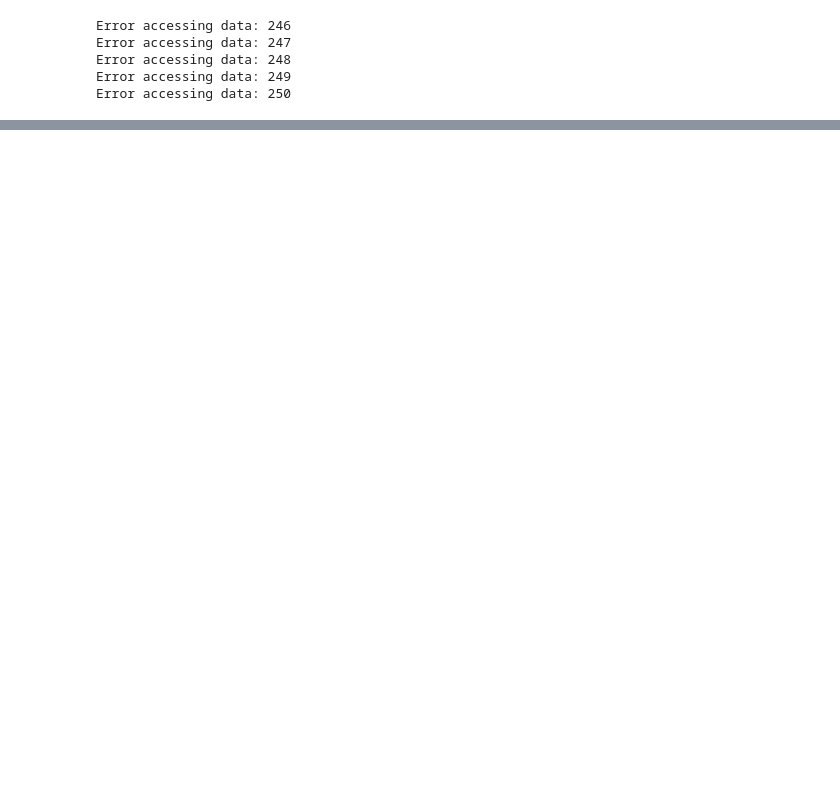
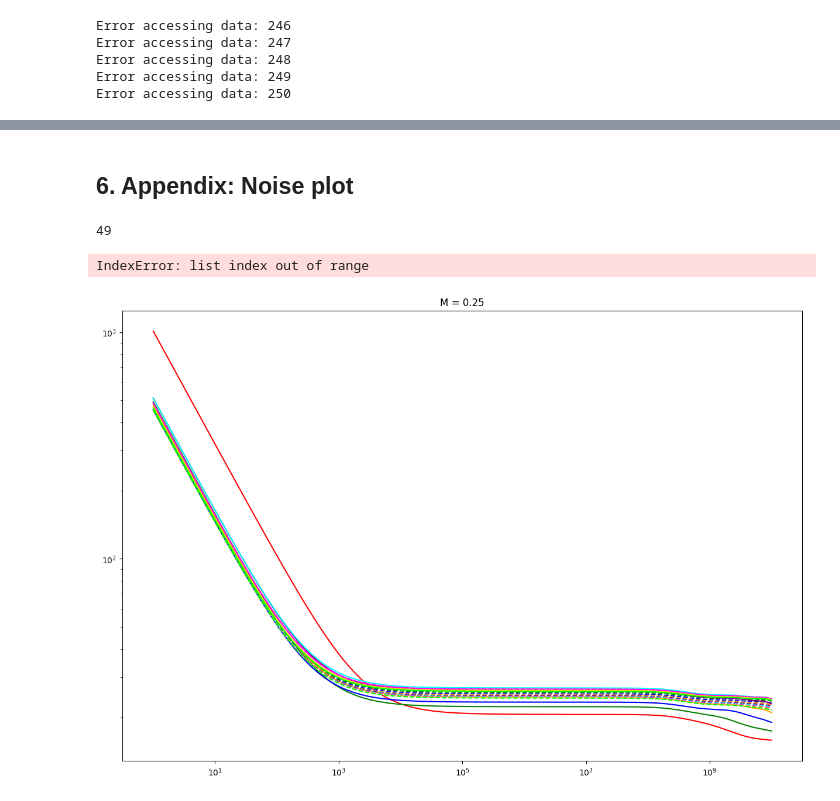
Before and after one commit to BaoTON1701/DAC_rationale-, a Jupyter notebook: ST_plot.ipynb, the cells around one changed output, grey strips where cells are left out. Drawn from its saved outputs; the diff is of its cells as text; code cells hidden in the pictures; blank space fills up the shorter version.

```diff
--- a/ST_plot.ipynb
+++ b/ST_plot.ipynb
@@ -1268,3 +1375,43 @@ Rank 487 (Case 2, M = 4.0, nnpn = 20): RMS = 4.40e-08 A, Current output error =
 Rank 488 (Case 2, M = 4.0, nnpn = 16): RMS = 4.79e-08 A, Current output error =  4.0 %, Area = 4061.1 um^2
 Rank 489 (Case 2, M = 4.0, nnpn = 12): RMS = 4.89e-08 A, Current output error =  4.1 %, Area = 3933.2 um^2
 Rank 490 (Case 2, M = 4.0, nnpn = 8): RMS = 4.32e-08 A, Current output error =  5.6 %, Area = 3805.2 um^2
+# %% [markdown]
+## 6. Appendix: Noise plot
+# %%
+nnpn = np.arange(8,202,4)
+M = [0.25, 0.5, 1, 2, 4]
+M = np.array(M)
+n = np.linspace(1, 9, 9)
+
+size = len(M)
+print(len(nnpn))
+M_add1 = [[] for _ in range(size)]
+M_add2 = [[] for _ in range(size)]
+
+for i in range(size):
+    for j in range(len(nnpn)):
+        try:
+            index = 1 + i + j * 5  # Calculate the index directly
+            M_add1[i].append(noise_1[index])
+            M_add2[i].append(noise_2[index])
+        except IndexError:
+            print(f"Error: Index {index} out of range for noise_1")
+            break
+for i in range(5):
+    plt.figure(figsize = (15,10))
+    plt.title(f'M = {M[i]}')
+    for j in range(0,49):
+        # plt.semilogx(noise_1[0], M_add1[i][j]/M_add1[i][1], color = colors[j],  label = r' $n_{npn}$ = %.0d' %(nnpn[j]))
+        # plt.semilogx(noise_2[0], M_add2[i][j]/M_add2[i][1], color = colors[j], linestyle ='dashed')
+        plt.loglog(noise_1[0], M_add1[i][j]*1e12, color = colors[j],  label = r' $n_{npn}$ = %.0d' %(nnpn[j]))
+        plt.loglog(noise_2[0], M_add2[i][j]*1e12, color = colors[j], linestyle ='dashed')
+    plt.grid(which='both', linestyle=':', linewidth='0.5')
+    plt.ylabel(r'Noise current desity', fontsize=16)
+    plt.xlabel('Frequency (Hz)', fontsize=16)
+    plt.legend(fontsize = 16)
+    note =  '| (1:M): straigh line | (1/M:1): dashed line |'
+    # plt.figtext(0.5, 0.01, note , ha="center", fontsize=16, va="bottom")
+# %% [output]
+49
+IndexError: list index out of range
+[figure, added]
```
Also changed, not shown: parts of 40 cells of this notebook.
